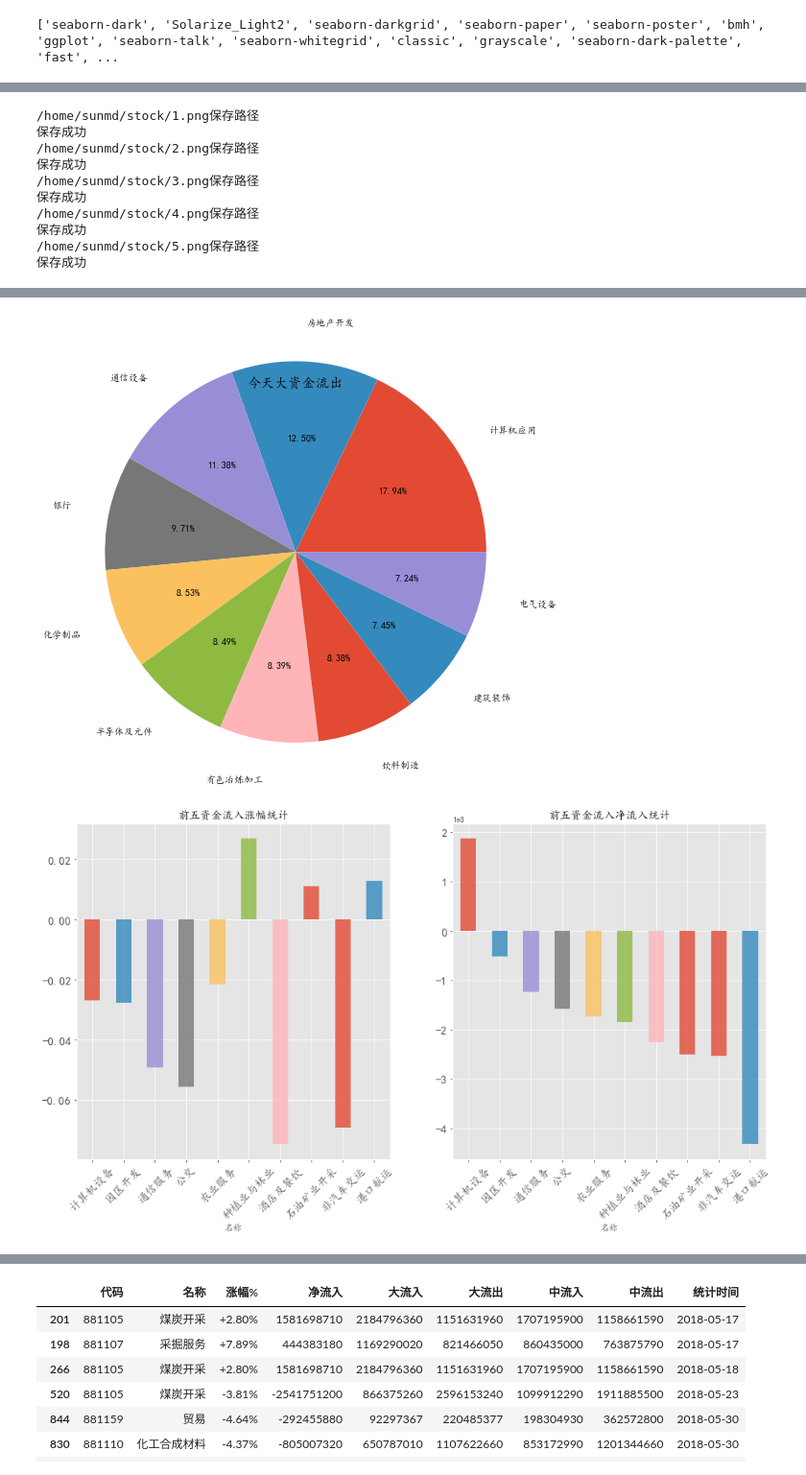
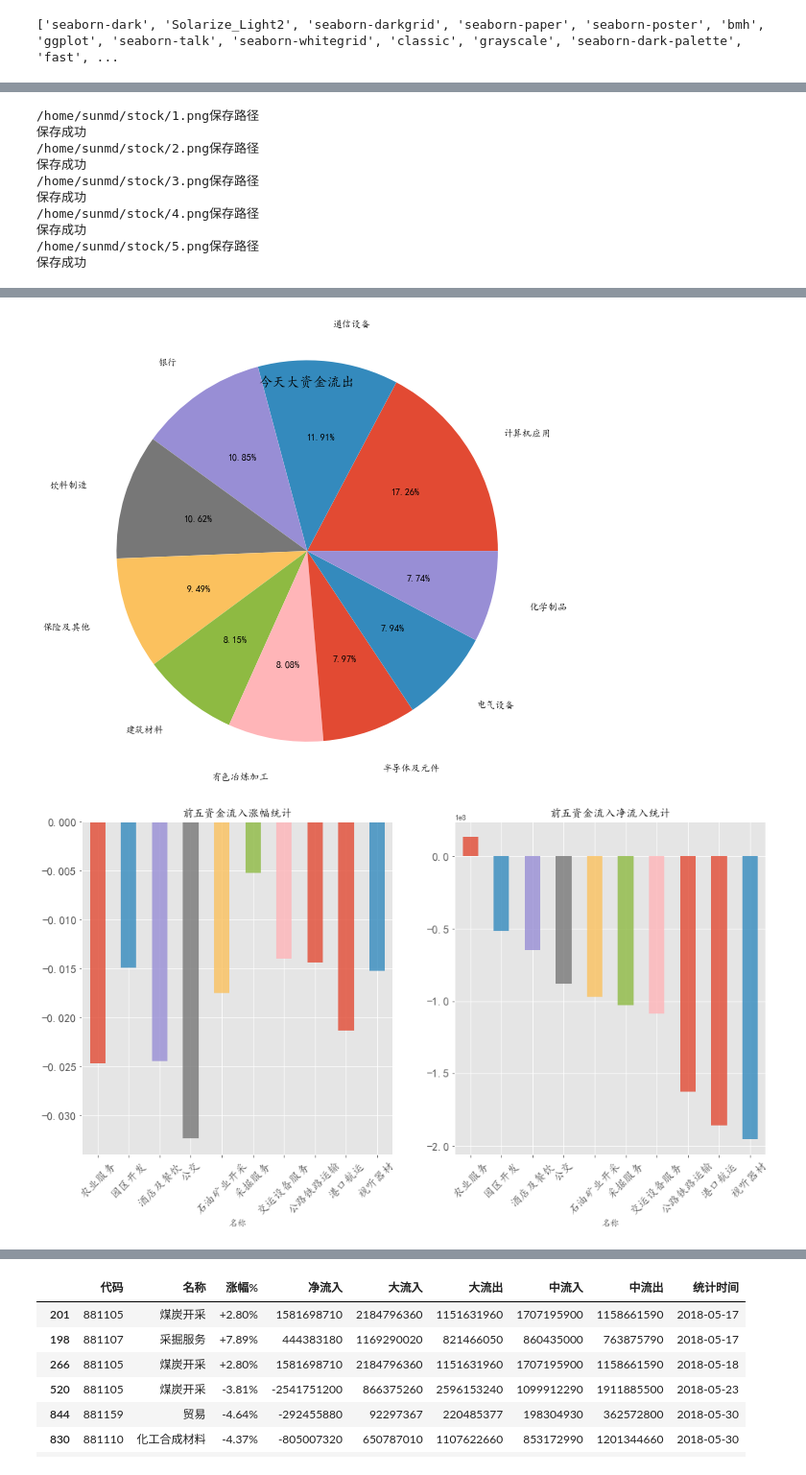
Before and after one commit to sunmd/DataAnlysisDemo, a Jupyter notebook: StockAnlysis.ipynb, the cells around one changed output, grey strips where cells are left out. Shown at 96% size. Saved outputs shown, nothing was run; the diff lists cells and outputs as text; code cells hidden in the pictures.

```diff
--- a/StockAnlysis.ipynb
+++ b/StockAnlysis.ipynb
@@ -212,10 +212,10 @@ def ycz():
 # %%
 file_date = '2018-08'
 
-to_day = '2018-08-10'
+to_day = '2018-08-15'
 
-df = save_one_day( file_date, columns_name, 10)
+df = save_one_day( file_date, columns_name, 15)
 
-df[df['统计时间']=='2018-08-10'].head()
+df[df['统计时间']=='2018-08-15'].head()
 # %% [output]
 |  | 代码 | 名称 | 涨幅% | 净流入 | 大流入 | 大流出 | 中流入 | 中流出 | 统计时间 |
@@ -248,7 +248,7 @@ df[df['统计时间']==to_day].sort_values('净流入',ascending=False)\
 # %%
 #按分类进行统计
 
-df_grp_name = df[df['统计时间']>=file_date+'-01'].groupby('名称').sum()
+df_grp_name = df[df['统计时间']>=file_date+'-13'].groupby('名称').sum()
 df_grp_name.sort_values(['涨幅%','净流入'], ascending=False)\
 .style.use(mystl.export()).format({'涨幅%':'{:+.2%}'})
 # %% [output]
@@ -292,7 +292,7 @@ s = s.sort_values(ascending=False)[:10]
 draw_pie(s, '今天大资金流出', '3.png')
 
 #按分类进行统计
-df_grp_name = df[df['统计时间']>='2018-08-01'].groupby('名称').sum()
+df_grp_name = df[df['统计时间']>='2018-08-13'].groupby('名称').sum()
 df_grp_name.sort_values(['涨幅%','净流入'], ascending=False)\
 .style.use(mystl.export()).format({'涨幅%':'{:+.2%}'})
 
@@ -344,2 +344,2 @@ if not outliers_list_jlr[outliers_list_jlr['统计时间'] == to_day].empty:
-[figure, old version]
+[figure, new version]
-[figure, old version]
+[figure, new version]
```
Also changed, not shown: parts of 5 cells of this notebook.
